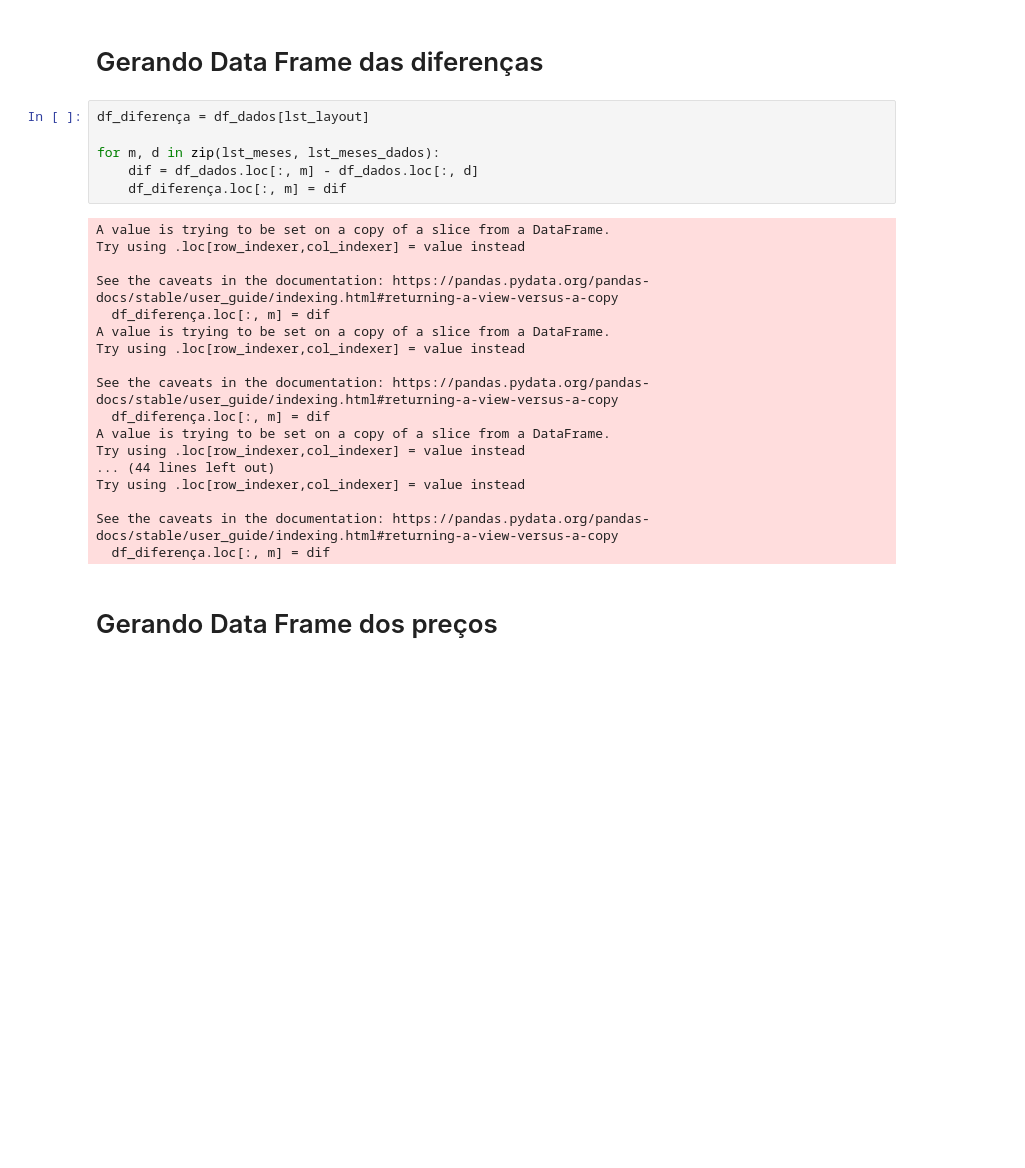
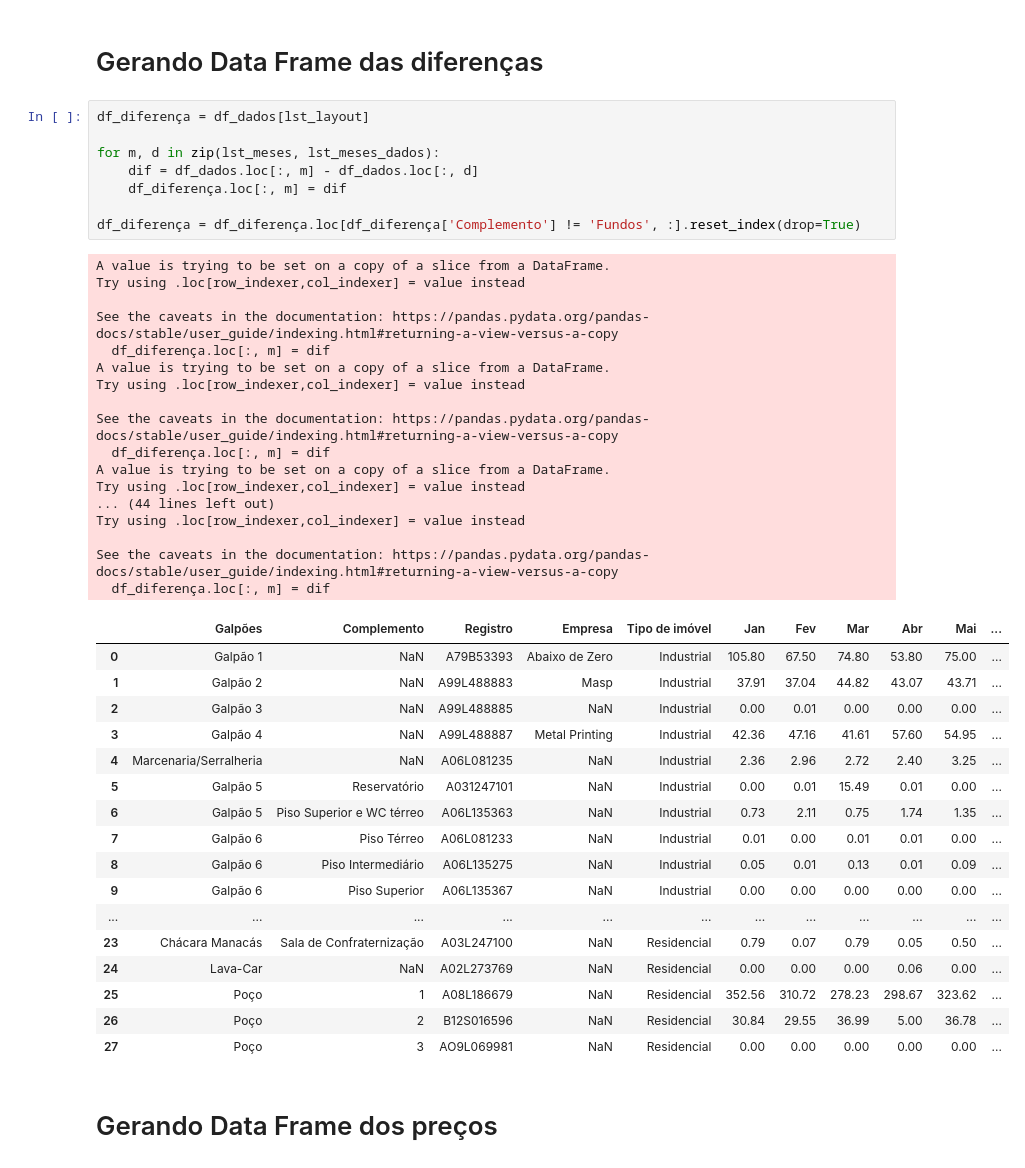
Before and after one commit to ggsv06/Condominio, a Jupyter notebook: main.ipynb, the cells around one changed output. Saved outputs shown, nothing was run; the diff lists cells and outputs as text; blank space fills up the shorter version.

```diff
--- a/main.ipynb
+++ b/main.ipynb
@@ -14,27 +14,46 @@ lst_layout = ['Galpões', 'Complemento','Registro', 'Empresa', 'Tipo de imóvel'
 # %%
 df_diferença = df_dados[lst_layout]
 
 for m, d in zip(lst_meses, lst_meses_dados):
     dif = df_dados.loc[:, m] - df_dados.loc[:, d]
     df_diferença.loc[:, m] = dif
+
+df_diferença = df_diferença.loc[df_diferença['Complemento'] != 'Fundos', :].reset_index(drop=True)
 # %% [output]
 A value is trying to be set on a copy of a slice from a DataFrame.
 Try using .loc[row_indexer,col_indexer] = value instead
 
 See the caveats in the documentation: https://pandas.pydata.org/pandas-docs/stable/user_guide/indexing.html#returning-a-view-versus-a-copy
   df_diferença.loc[:, m] = dif
 A value is trying to be set on a copy of a slice from a DataFrame.
 Try using .loc[row_indexer,col_indexer] = value instead
 
 See the caveats in the documentation: https://pandas.pydata.org/pandas-docs/stable/user_guide/indexing.html#returning-a-view-versus-a-copy
   df_diferença.loc[:, m] = dif
 A value is trying to be set on a copy of a slice from a DataFrame.
 Try using .loc[row_indexer,col_indexer] = value instead
 ... (44 lines left out)
 Try using .loc[row_indexer,col_indexer] = value instead
 
 See the caveats in the documentation: https://pandas.pydata.org/pandas-docs/stable/user_guide/indexing.html#returning-a-view-versus-a-copy
   df_diferença.loc[:, m] = dif
+|  | Galpões | Complemento | Registro | Empresa | Tipo de imóvel | Jan | Fev | Mar | Abr | Mai | ... |
+| 0 | Galpão 1 | NaN | A79B53393 | Abaixo de Zero | Industrial | 105.80 | 67.50 | 74.80 | 53.80 | 75.00 | ... |
+| 1 | Galpão 2 | NaN | A99L488883 | Masp | Industrial | 37.91 | 37.04 | 44.82 | 43.07 | 43.71 | ... |
+| 2 | Galpão 3 | NaN | A99L488885 | NaN | Industrial | 0.00 | 0.01 | 0.00 | 0.00 | 0.00 | ... |
+| 3 | Galpão 4 | NaN | A99L488887 | Metal Printing | Industrial | 42.36 | 47.16 | 41.61 | 57.60 | 54.95 | ... |
+| 4 | Marcenaria/Serralheria | NaN | A06L081235 | NaN | Industrial | 2.36 | 2.96 | 2.72 | 2.40 | 3.25 | ... |
+| 5 | Galpão 5 | Reservatório | A031247101 | NaN | Industrial | 0.00 | 0.01 | 15.49 | 0.01 | 0.00 | ... |
+| 6 | Galpão 5 | Piso Superior e WC térreo | A06L135363 | NaN | Industrial | 0.73 | 2.11 | 0.75 | 1.74 | 1.35 | ... |
+| 7 | Galpão 6 | Piso Térreo | A06L081233 | NaN | Industrial | 0.01 | 0.00 | 0.01 | 0.01 | 0.00 | ... |
+| 8 | Galpão 6 | Piso Intermediário | A06L135275 | NaN | Industrial | 0.05 | 0.01 | 0.13 | 0.01 | 0.09 | ... |
+| 9 | Galpão 6 | Piso Superior | A06L135367 | NaN | Industrial | 0.00 | 0.00 | 0.00 | 0.00 | 0.00 | ... |
+| ... | ... | ... | ... | ... | ... | ... | ... | ... | ... | ... | ... |
+| 23 | Chácara Manacás | Sala de Confraternização | A03L247100 | NaN | Residencial | 0.79 | 0.07 | 0.79 | 0.05 | 0.50 | ... |
+| 24 | Lava-Car | NaN | A02L273769 | NaN | Residencial | 0.00 | 0.00 | 0.00 | 0.06 | 0.00 | ... |
+| 25 | Poço | 1 | A08L186679 | NaN | Residencial | 352.56 | 310.72 | 278.23 | 298.67 | 323.62 | ... |
+| 26 | Poço | 2 | B12S016596 | NaN | Residencial | 30.84 | 29.55 | 36.99 | 5.00 | 36.78 | ... |
+| 27 | Poço | 3 | AO9L069981 | NaN | Residencial | 0.00 | 0.00 | 0.00 | 0.00 | 0.00 | ... |
 # %% [markdown]
 # Gerando Data Frame dos preços
 # %%
```
Also changed, not shown: parts of 1 cell of this notebook, 1 other file.
